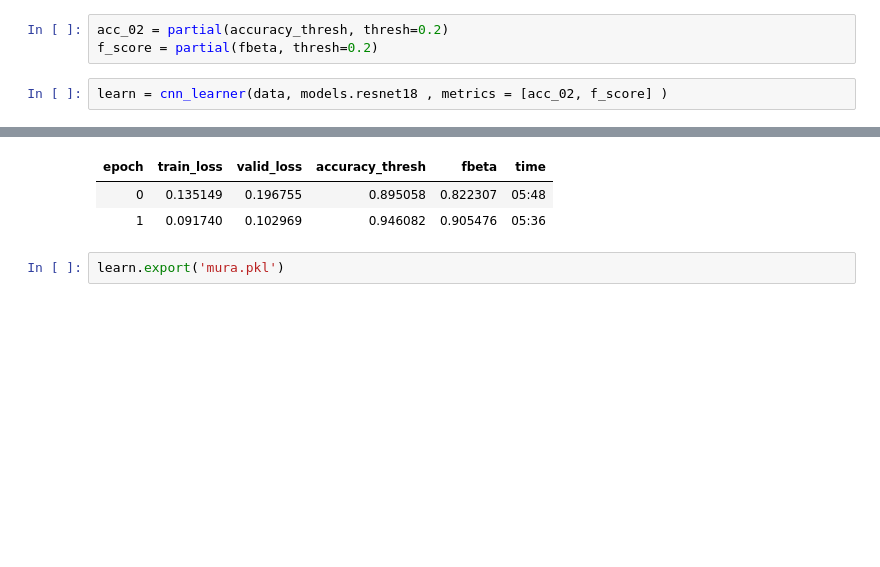
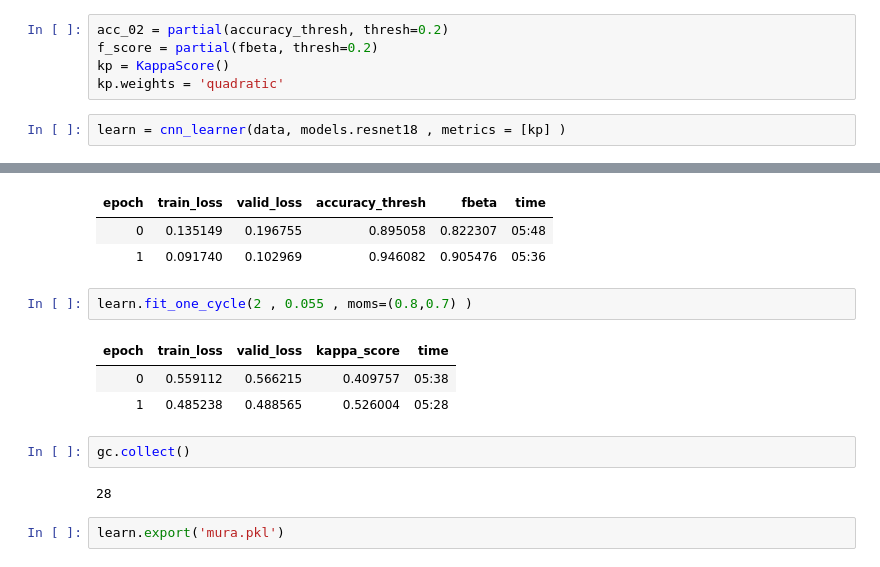
Before and after one commit to shadab4150/Mura-Stanford-Bone-Xray-abnormalities-detection, a Jupyter notebook: mura_stanford_bone_abnormalities.ipynb, the cells around one changed output, grey strips where cells are left out. Saved outputs shown, nothing was run; the diff lists cells and outputs as text; blank space fills up the shorter version.

```diff
--- a/mura_stanford_bone_abnormalities.ipynb
+++ b/mura_stanford_bone_abnormalities.ipynb
@@ -222,8 +231,10 @@ data.classes,len(data.train_ds),len(data.valid_ds)
 # %%
 acc_02 = partial(accuracy_thresh, thresh=0.2)
 f_score = partial(fbeta, thresh=0.2)
+kp = KappaScore()
+kp.weights = 'quadratic'
 # %%
-learn = cnn_learner(data, models.resnet18 , metrics = [acc_02, f_score] )
+learn = cnn_learner(data, models.resnet18 , metrics = [kp] )
 # %%
 gc.collect()
 # %% [output]
@@ -248,6 +259,16 @@ learn.fit_one_cycle(2 , 0.055 , moms=(0.8,0.7) )
 | epoch | train_loss | valid_loss | accuracy_thresh | fbeta | time |
 | 0 | 0.135149 | 0.196755 | 0.895058 | 0.822307 | 05:48 |
 | 1 | 0.091740 | 0.102969 | 0.946082 | 0.905476 | 05:36 |
+# %%
+learn.fit_one_cycle(2 , 0.055 , moms=(0.8,0.7) )
+# %% [output]
+| epoch | train_loss | valid_loss | kappa_score | time |
+| 0 | 0.559112 | 0.566215 | 0.409757 | 05:38 |
+| 1 | 0.485238 | 0.488565 | 0.526004 | 05:28 |
+# %%
+gc.collect()
+# %% [output]
+28
 # %%
 learn.export('mura.pkl')
 # %%
```
Also changed, not shown: parts of 8 cells of this notebook.
